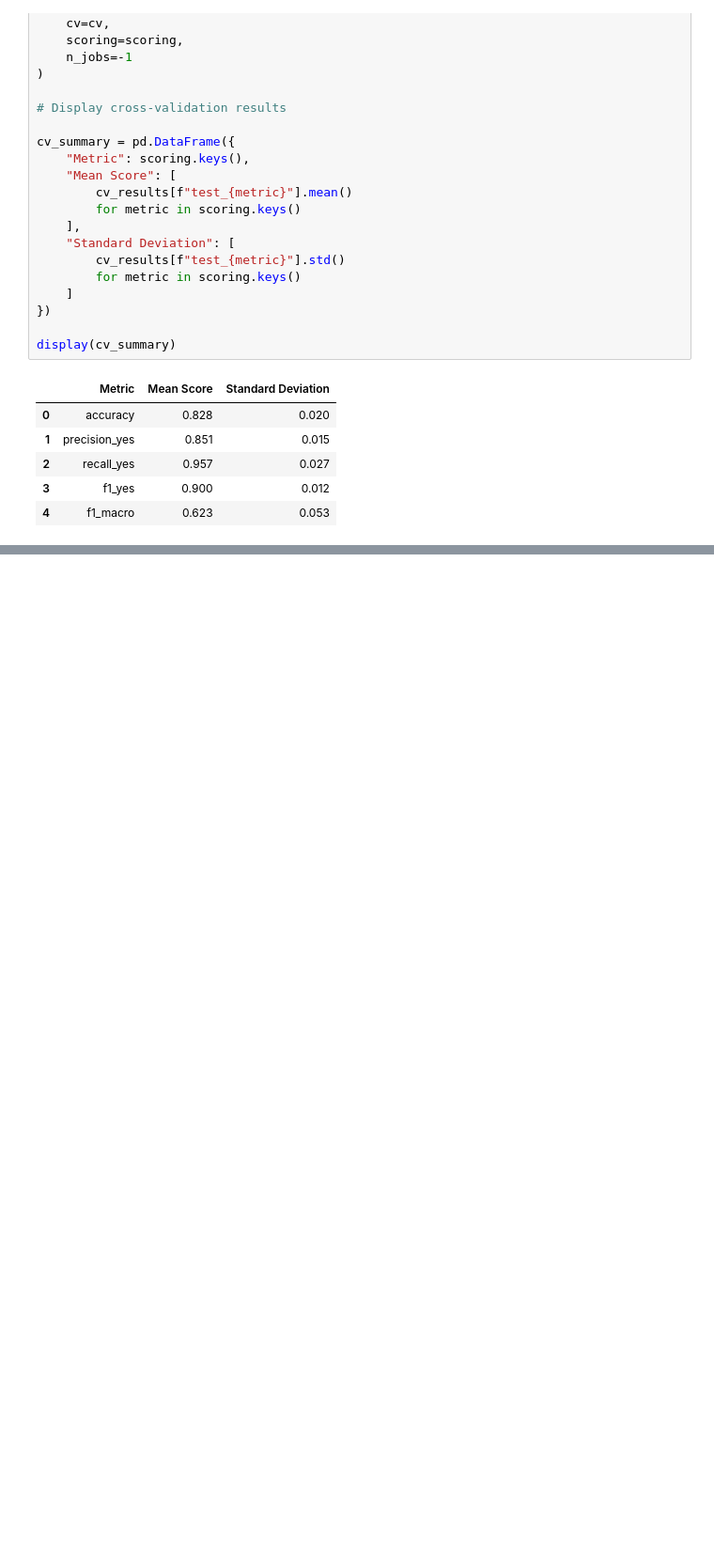
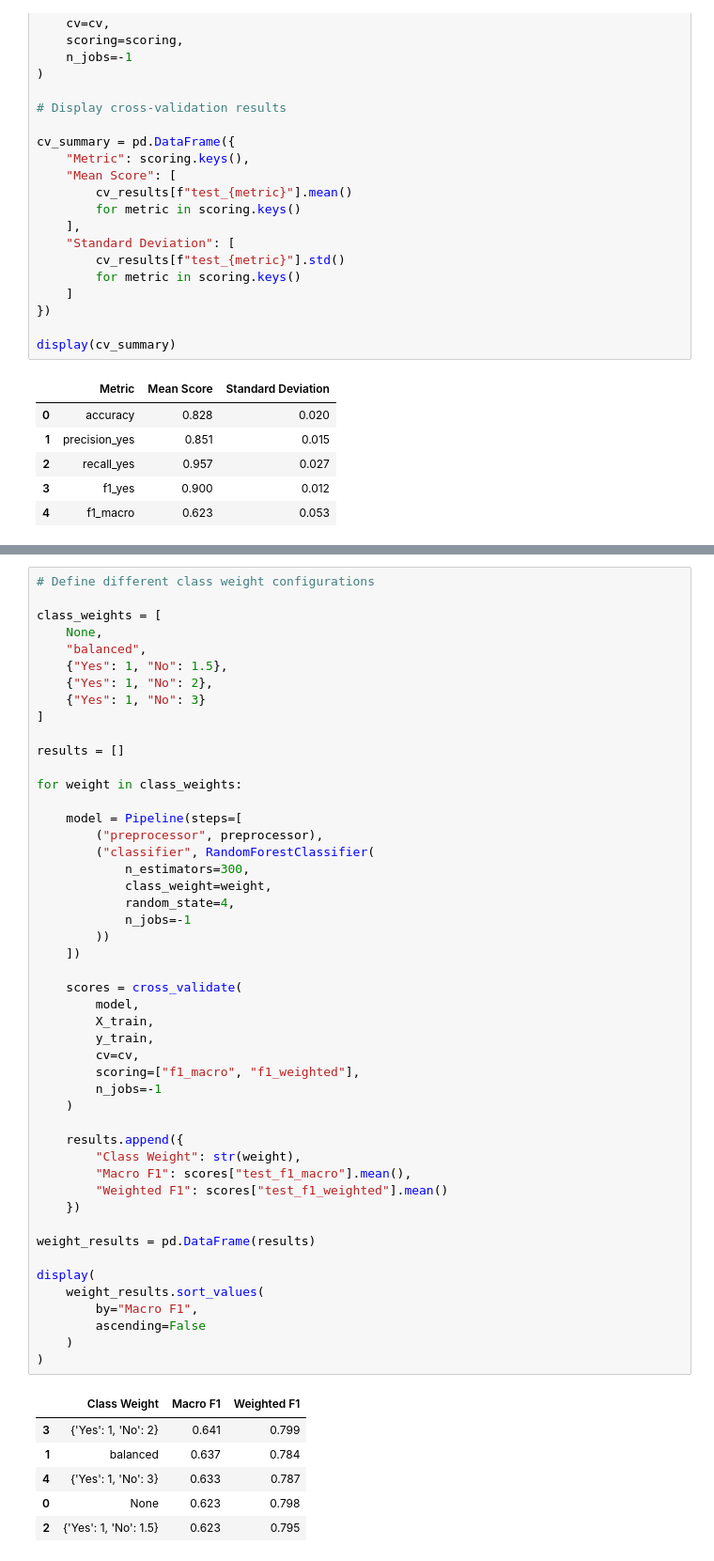
Before and after one commit to Mobin-Madadi/customer-churn-prediction, a Jupyter notebook: notebooks/customer_churn.ipynb, the cells around one changed output, grey strips where cells are left out. Shown at 94% size. Cells and saved outputs as stored; diff of their text form; blank space fills up the shorter version.

```diff
--- a/notebooks/customer_churn.ipynb
+++ b/notebooks/customer_churn.ipynb
@@ -406,0 +417,55 @@ display(cv_summary)
+# %%
+# Define different class weight configurations
+
+class_weights = [
+    None,
+    "balanced",
+    {"Yes": 1, "No": 1.5},
+    {"Yes": 1, "No": 2},
+    {"Yes": 1, "No": 3}
+]
+
+results = []
+
+for weight in class_weights:
+
+    model = Pipeline(steps=[
+        ("preprocessor", preprocessor),
+        ("classifier", RandomForestClassifier(
+            n_estimators=300,
+            class_weight=weight,
+            random_state=4,
+            n_jobs=-1
+        ))
+    ])
+
+    scores = cross_validate(
+        model,
+        X_train,
+        y_train,
+        cv=cv,
+        scoring=["f1_macro", "f1_weighted"],
+        n_jobs=-1
+    )
+
+    results.append({
+        "Class Weight": str(weight),
+        "Macro F1": scores["test_f1_macro"].mean(),
+        "Weighted F1": scores["test_f1_weighted"].mean()
+    })
+
+weight_results = pd.DataFrame(results)
+
+display(
+    weight_results.sort_values(
+        by="Macro F1",
+        ascending=False
+    )
+)
+# %% [output]
+|  | Class Weight | Macro F1 | Weighted F1 |
+| 3 | {'Yes': 1, 'No': 2} | 0.641 | 0.799 |
+| 1 | balanced | 0.637 | 0.784 |
+| 4 | {'Yes': 1, 'No': 3} | 0.633 | 0.787 |
+| 0 | None | 0.623 | 0.798 |
+| 2 | {'Yes': 1, 'No': 1.5} | 0.623 | 0.795 |
```
Also changed, not shown: parts of 2 cells of this notebook.
